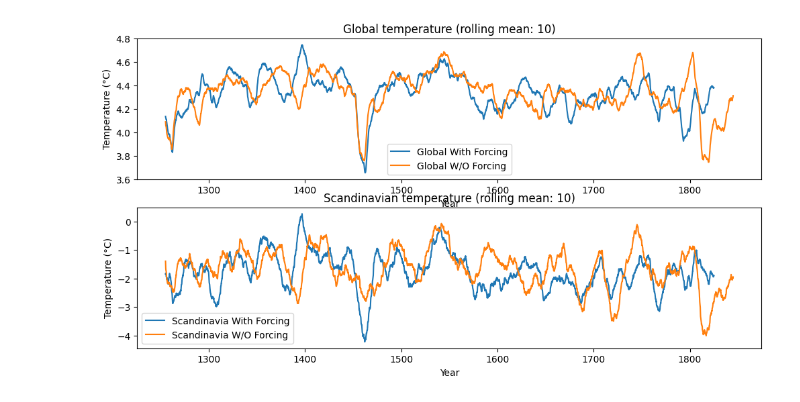
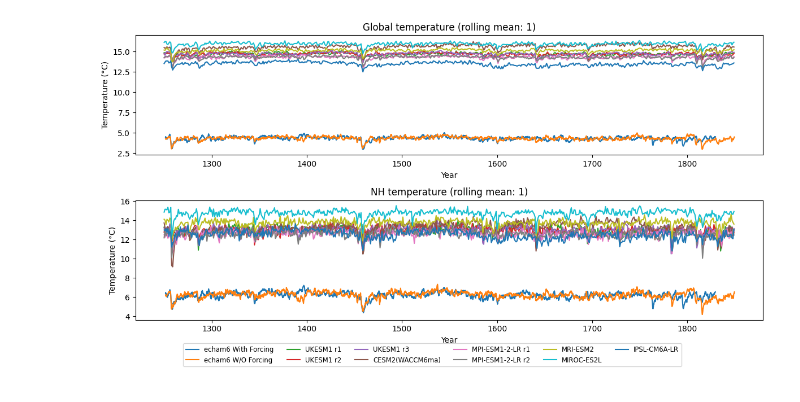
Before and after one commit to EliHHogemo/lia, a Jupyter notebook: Scandinavia_vs_globe_cold_temp.ipynb, the cells around one changed output. Drawn from its saved outputs; the diff is of its cells as text; code cells hidden in the pictures.

```diff
--- a/Scandinavia_vs_globe_cold_temp.ipynb
+++ b/Scandinavia_vs_globe_cold_temp.ipynb
@@ -48,18 +64,22 @@ t2m_wof_lia = t2m_wof.sel(time=slice(f'{start_year}-01-01', f'{end_year}-12-31')
 global_mean_lia_wf = t2m_wf_lia['var167'].mean(dim=['lat', 'lon'])
 global_mean_lia_wof = t2m_wof_lia['var167'].mean(dim=['lat', 'lon'])
 
-rolling_years = 10
+rolling_years = 1
 rolling_months = rolling_years * 12
 
 smoothed_global_mean_wf = global_mean_lia_wf.rolling(time=rolling_months, center=True).mean()
 smoothed_global_mean_wof = global_mean_lia_wof.rolling(time=rolling_months, center=True).mean()
 # %%
-scand_lat = slice(84, 50)
-scand_lon = slice(-10, 50)
+scand_lat = slice(89, 0)
+#scand_lon = slice(-10, 50)
 
-scand_lia_wf = t2m_wf_lia['var167'].sel(lat=scand_lat, lon=scand_lon).mean(dim=['lat', 'lon'])
-scand_lia_wof = t2m_wof_lia['var167'].sel(lat=scand_lat, lon=scand_lon).mean(dim=['lat', 'lon'])
+scand_lia_wf = t2m_wf_lia['var167'].sel(lat=scand_lat).mean(dim=['lat', 'lon'])
+scand_lia_wof = t2m_wof_lia['var167'].sel(lat=scand_lat).mean(dim=['lat', 'lon'])
 
 # Smooth with rolling mean
 scand_smoothed_wf = scand_lia_wf.rolling(time=rolling_months, center=True).mean()
 scand_smoothed_wof = scand_lia_wof.rolling(time=rolling_months, center=True).mean()
+# %%
+task = pd.read_csv('Marshall_et_al_2024_Data_TASK_Global.csv', sep=',')
+task_NH = pd.read_csv("Marshall_et_al_2024_Data_TASK_NHMJJA.csv", sep=',')
+task_NH
@@ -66,35 +146,48 @@ scand_smoothed_wof = scand_lia_wof.rolling(time=rolling_months, center=True).mea
 # %%
 # Extract decimal years from cftime time coordinate
 def cftime_to_decimal_year(time_array):
     years = np.array([t.year for t in time_array])
     months = np.array([t.month for t in time_array])
     # Approximate decimal year (month/12)
     decimal_years = years + (months - 1) / 12
     return decimal_years
 
 x_wf = cftime_to_decimal_year(smoothed_global_mean_wf['time'].values)
 x_wof = cftime_to_decimal_year(smoothed_global_mean_wof['time'].values)
 
 x_scand_wf = cftime_to_decimal_year(scand_smoothed_wf['time'].values)
 x_scand_wof = cftime_to_decimal_year(scand_smoothed_wof['time'].values)
 
 fig, ax = plt.subplots(2,1, figsize=(12,6))
 
-ax[0].plot(x_wf, smoothed_global_mean_wf - 273.15, label='Global With Forcing')
-ax[0].plot(x_wof, smoothed_global_mean_wof - 273.15, label='Global W/O Forcing')
-ax[0].legend()
+ax[0].plot(x_wf, smoothed_global_mean_wf - 273.15, label='echam6 With Forcing')
+ax[0].plot(x_wof, smoothed_global_mean_wof - 273.15, label='echam6 W/O Forcing')
+for col in task.columns:
+    if col not in ['Date', 'Year']:
+        ax[0].plot(task['Year'], task[col]-272.15, label=col)
 ax[0].set_xlabel('Year')
 ax[0].set_ylabel('Temperature (°C)')
 ax[0].set_title(f'Global temperature (rolling mean: {rolling_years})')
 
-ax[1].plot(x_scand_wf, scand_smoothed_wf - 273.15, label='Scandinavia With Forcing')
-ax[1].plot(x_scand_wof, scand_smoothed_wof - 273.15, label='Scandinavia W/O Forcing')
-ax[1].legend()
+ax[1].plot(x_scand_wf, scand_smoothed_wf - 273.15, label='echam6 With Forcing')
+ax[1].plot(x_scand_wof, scand_smoothed_wof - 273.15, label='echam6 W/O Forcing')
+for col in task_NH.columns:
+    if col not in ['Date', 'Year']:
+        ax[1].plot(task_NH['Year'], task_NH[col]-272.15, label=col)
 ax[1].set_xlabel('Year')
 ax[1].set_ylabel('Temperature (°C)')
-ax[1].set_title(f'Scandinavian temperature (rolling mean: {rolling_years})')
+ax[1].set_title(f'NH temperature (rolling mean: {rolling_years})')
 
-plt.tight_layout
+handles, labels = ax[0].get_legend_handles_labels()
+fig.legend(
+    handles, labels,
+    loc='lower center',
+    bbox_to_anchor=(0.5, -0.05),
+    ncol=6,
+    fontsize='small',
+    frameon=True
+)
+plt.tight_layout()
 plt.show()
 # %% [output]
-[figure, old version]
+[figure, new version]
```
Also changed, not shown: parts of 11 cells of this notebook.
